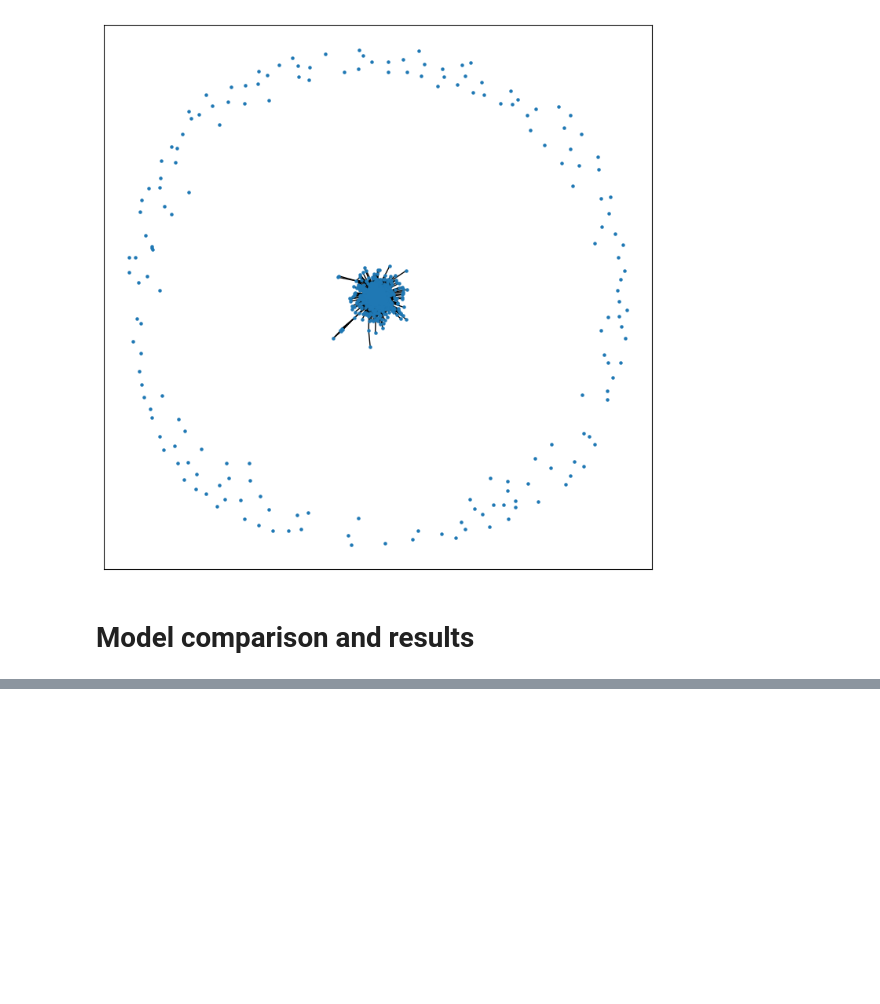
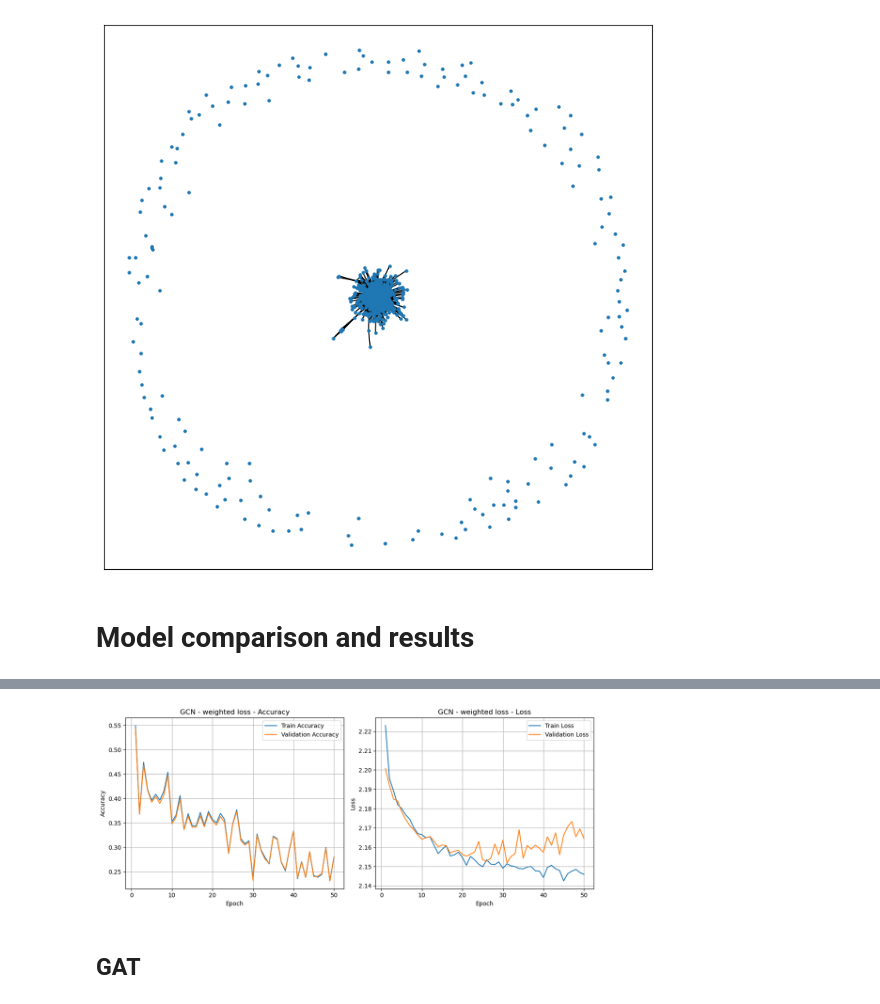
Before and after one commit to tommasoravasio/scRNAseq-GNN-multiclass-tp53, a Jupyter notebook: notebooks/main_experiment.ipynb, the cells around one changed output, grey strips where cells are left out. Saved outputs shown, nothing was run; the diff lists cells and outputs as text; code cells hidden in the pictures; blank space fills up the shorter version.

```diff
--- a/notebooks/main_experiment.ipynb
+++ b/notebooks/main_experiment.ipynb
@@ -611,0 +620,6 @@ model_comparison.plot_training_curves("../Results/target/gat_results/weight_gat/
+# %%
+model_comparison.plot_training_curves("../Results/target/gcn_results/weight_gcn/training_log.csv", model_name = "GCN - weighted loss")
+# %% [output]
+[figure, added]
+# %% [markdown]
+## GAT
```
Also changed, not shown: parts of 13 cells of this notebook, 49 other files.
